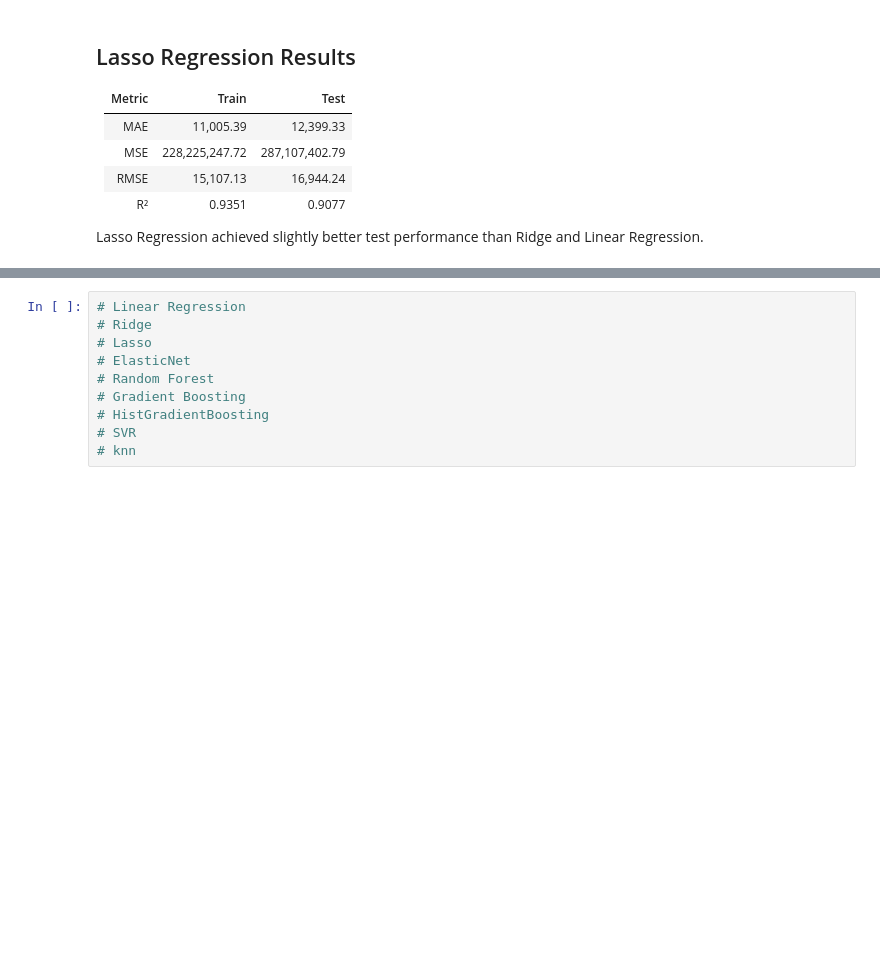
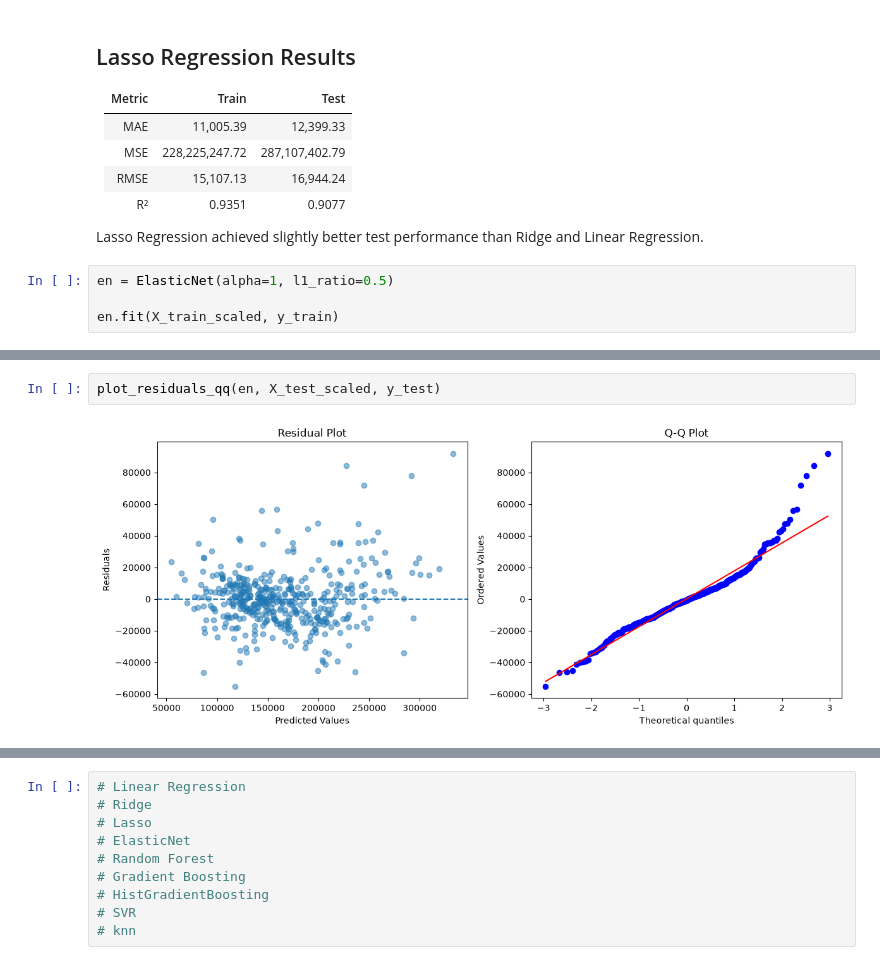
Before and after one commit to Mohamadzf23/ames-housing-price-prediction, a Jupyter notebook: src/ames_housing_price_prediction.ipynb, the cells around one changed output, grey strips where cells are left out. Saved outputs shown, nothing was run; the diff lists cells and outputs as text; blank space fills up the shorter version.

Commit message:
Train and evaluate ElasticNet Regression

```diff
--- a/src/ames_housing_price_prediction.ipynb
+++ b/src/ames_housing_price_prediction.ipynb
@@ -2894,3 +2894,7 @@ plot_actual_vs_predicted(ls, X_test_scaled, y_test)
 | R²     |         0.9351 |         0.9077 |
 
 Lasso Regression achieved slightly better test performance than Ridge and Linear Regression.
+# %%
+en = ElasticNet(alpha=1, l1_ratio=0.5)
+
+en.fit(X_train_scaled, y_train)
@@ -2896,0 +2927,4 @@ Lasso Regression achieved slightly better test performance than Ridge and Linear
+# %%
+plot_residuals_qq(en, X_test_scaled, y_test)
+# %% [output]
+[figure, added]
```
Also changed, not shown: parts of 5 cells of this notebook.
